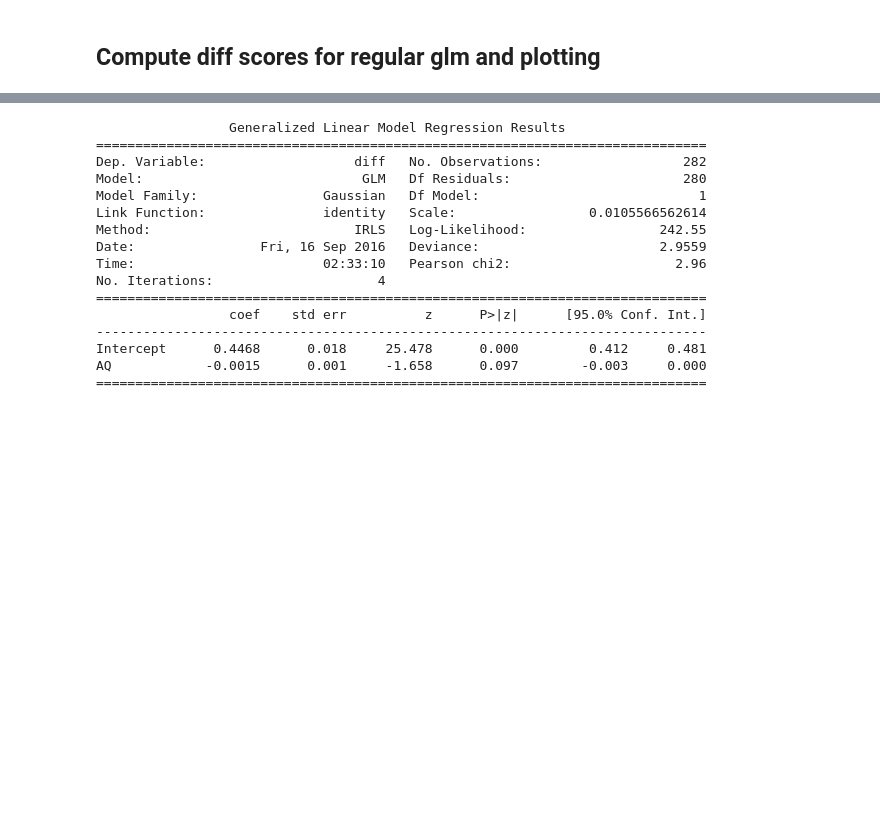
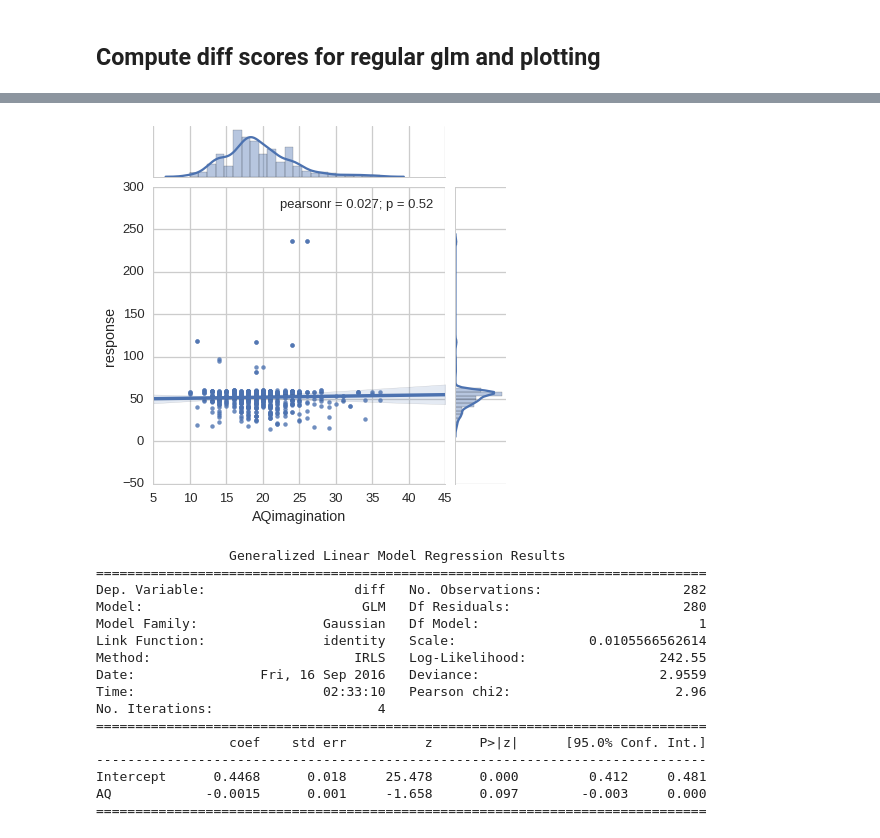
Before and after one commit to hoenir/MooneyTD, a Jupyter notebook: analysisAdolescentsASD2016.ipynb, the cells around one changed output, grey strips where cells are left out. Cells and saved outputs as stored; diff of their text form; code cells hidden in the pictures; blank space fills up the shorter version.

```diff
--- a/analysisAdolescentsASD2016.ipynb
+++ b/analysisAdolescentsASD2016.ipynb
@@ -762,0 +747,6 @@ dfmeansAQ.head()
+# %%
+dfacc = dfmerged.groupby(['id', "prepost"]).acc.mean().reset_index()
+respcount = dfmerged.groupby(["id", "prepost"]).response.count().reset_index()
+dfcount = pd.merge(dfacc, respcount, on=["id","prepost"])
+dfcount = dfcount.merge(dfAQ, how='left', on='id')
+dfcount.head()
@@ -763,3 +761,7 @@ dfmeansAQ.head()
+# %%
+f = sns.jointplot(x="AQimagination", y="response", data=dfcount, kind="reg");
+# %% [output]
+[figure, added]
 # %%
 model = smf.glm(formula="diff ~ AQ", data=dfmeansAQ)
 results = model.fit()
```
Also changed, not shown: parts of 5 cells of this notebook.
